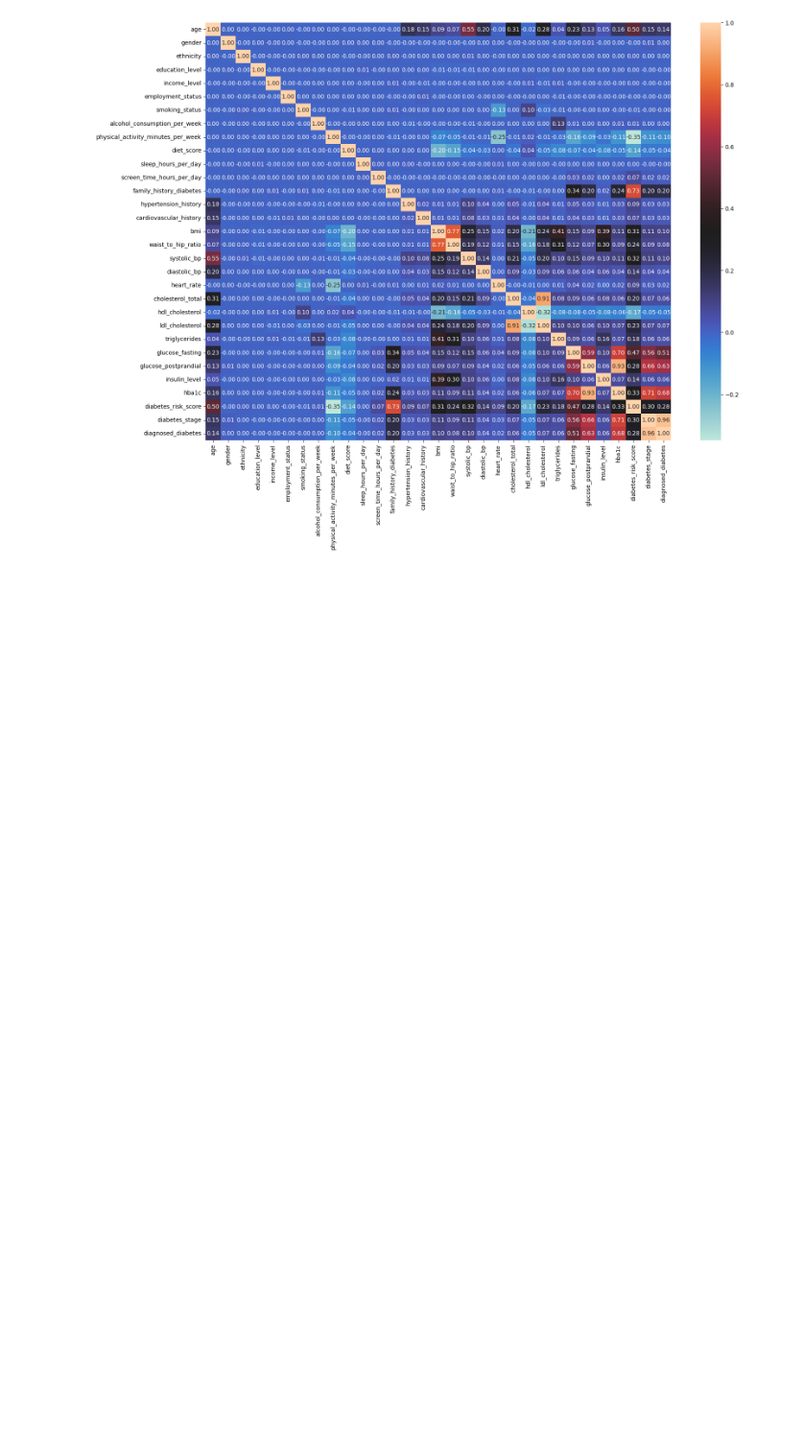
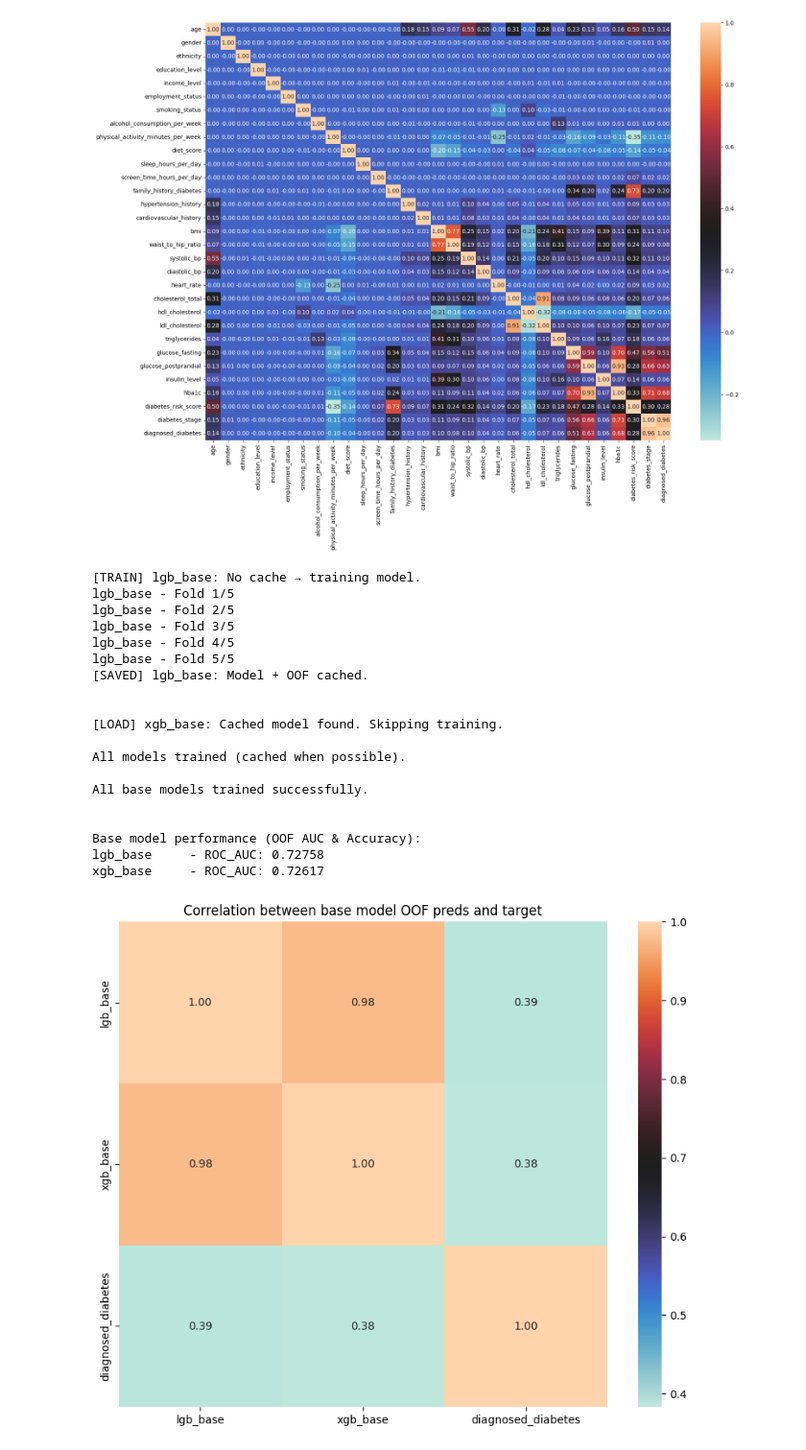
Before and after one commit to Frissie/Kaggle, a Jupyter notebook: PlayGround/S5E12/S5E12 - Diabetes Prediction Challenge.ipynb, the cells around one changed output. Shown at 96% size. Drawn from its saved outputs; the diff is of its cells as text; code cells hidden in the pictures; blank space fills up the shorter version.

```diff
--- a/PlayGround/S5E12/S5E12 - Diabetes Prediction Challenge.ipynb
+++ b/PlayGround/S5E12/S5E12 - Diabetes Prediction Challenge.ipynb
@@ -25,9 +59,15 @@ plt.show()
 # %% [output]
 [figure]
 [figure]
-# %%
-X = df.iloc[:, :-1]
-y = df.iloc[:, -1]
-
-X_orig = origin[X.columns]
-y_orig = origin.iloc[:, -1]
+# %%
+class Features(BaseEstimator, TransformerMixin):
+    def __init__(self):
+        self
+
+    def fit(self, X, y=None):
+        X = X.copy()
+        return self
+
+    def transform(self, X):
+        X = X.copy()
+        return X
@@ -33,0 +207,43 @@ y_orig = origin.iloc[:, -1]
+# %%
+oof_dict, final_models = model_training(models, X, y, cv)
+
+print("\nAll base models trained successfully.\n")
+
+# Level-1 OOF matrix
+predictionMatrix = pd.DataFrame(oof_dict, index=X.index)
+
+print("\nBase model performance (OOF AUC & Accuracy):")
+for name in predictionMatrix.columns:
+    auc = roc_auc_score(y, predictionMatrix[name])
+    print(f"{name:12} - ROC_AUC: {auc:.5f}")
+
+plt.figure(figsize=(10, 8))
+sns.heatmap(
+    data=pd.concat([predictionMatrix, y.rename(Target_Col)], axis=1).corr().abs(),
+    cmap="icefire",
+    annot=True,
+    fmt=".2f",
+)
+plt.title("Correlation between base model OOF preds and target")
+plt.show()
+# %% [output]
+[TRAIN] lgb_base: No cache → training model.
+lgb_base - Fold 1/5
+lgb_base - Fold 2/5
+lgb_base - Fold 3/5
+lgb_base - Fold 4/5
+lgb_base - Fold 5/5
+[SAVED] lgb_base: Model + OOF cached.
+
+
+[LOAD] xgb_base: Cached model found. Skipping training.
+
+All models trained (cached when possible).
+
+All base models trained successfully.
+
+
+Base model performance (OOF AUC & Accuracy):
+lgb_base     - ROC_AUC: 0.72758
+xgb_base     - ROC_AUC: 0.72617
+[figure, added]
```
Also changed, not shown: parts of 7 cells of this notebook, 6 other files.
